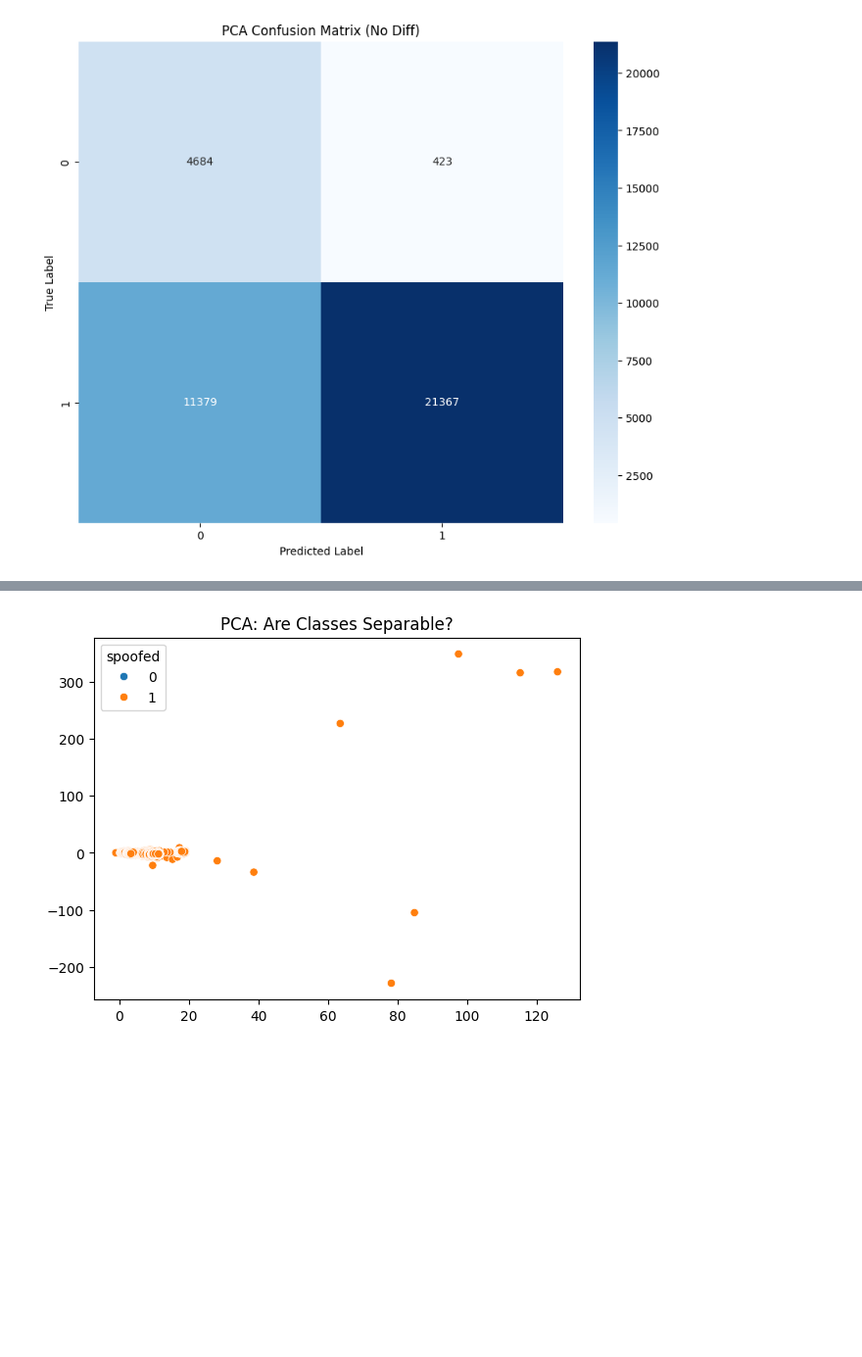
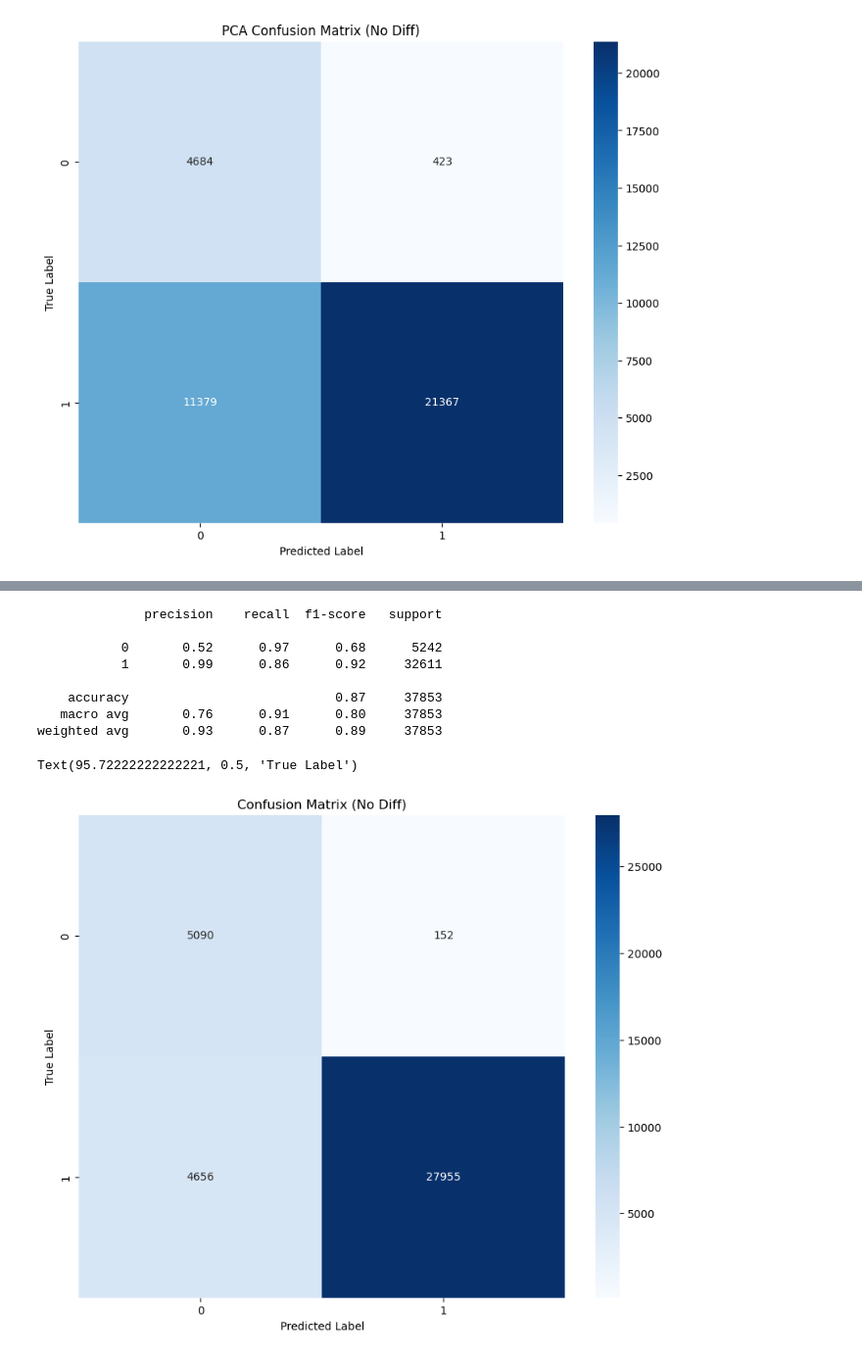
Before and after one commit to nicholastey/gnss_spoof_detector, a Jupyter notebook: spoof_detector/new.ipynb, the cells around one changed output, grey strips where cells are left out. Shown at 98% size. Saved outputs shown, nothing was run; the diff lists cells and outputs as text; code cells hidden in the pictures; blank space fills up the shorter version.

```diff
--- a/spoof_detector/new.ipynb
+++ b/spoof_detector/new.ipynb
@@ -599,0 +673,16 @@ weighted avg       0.92      0.92      0.90     37853
+# %%
+X_train_no_diff_processed = preprocessor.fit_transform(X_train_no_diff)
+smote_no_diff = SMOTE(sampling_strategy='minority')
+X_resampled_no_diff, y_resampled_no_diff = smote_no_diff.fit_resample(X_train_no_diff_processed, y_train_no_diff)
+
+xgboost_model_no_diff = xgb.XGBClassifier(
+  objective='binary:logistic',
+   tree_method='hist',
+   n_estimators=300,
+   max_depth=9,
+  learning_rate=0.05,
+   subsample=0.8,
+  colsample_bytree=0.9
+)
+
+xgboost_model_no_diff.fit(X_resampled_no_diff, y_resampled_no_diff)
@@ -600,3 +701,6 @@ weighted avg       0.92      0.92      0.90     37853
+# %%
+X_test_no_diff_processed = preprocessor.transform(X_test_no_diff)
+y_pred_no_diff = xgboost_model_no_diff.predict(X_test_no_diff_processed)
 # %%
 print(classification_report(y_test, y_pred))
 cm = confusion_matrix(y_test, y_pred)
@@ -618,10 +722,20 @@ weighted avg       0.92      0.92      0.90     37853
 [figure]
-# %%
-
-
-
-sns.scatterplot(x=X_pca[:,0], y=X_pca[:,1], hue=y)
-plt.title("PCA: Are Classes Separable?")
-plt.show()
-# %% [output]
-[figure, removed]
+# %%
+print(classification_report(y_test_no_diff, y_pred_no_diff))
+cm_no_diff = confusion_matrix(y_test_no_diff, y_pred_no_diff)
+plt.figure(figsize=(10, 8))
+sns.heatmap(cm_no_diff, annot=True, fmt='d', cmap='Blues')
+plt.title('Confusion Matrix (No Diff)')
+plt.xlabel('Predicted Label')
+plt.ylabel('True Label')
+# %% [output]
+              precision    recall  f1-score   support
+
+           0       0.52      0.97      0.68      5242
+           1       0.99      0.86      0.92     32611
+
+    accuracy                           0.87     37853
+   macro avg       0.76      0.91      0.80     37853
+weighted avg       0.93      0.87      0.89     37853
+Text(95.72222222222221, 0.5, 'True Label')
+[figure, added]
```
Also changed, not shown: parts of 17 cells of this notebook.
